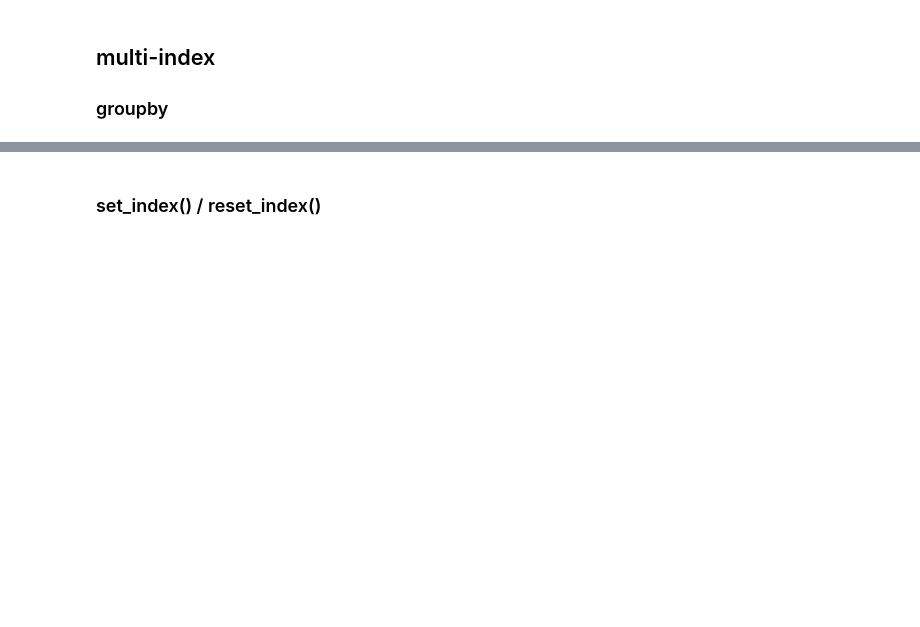
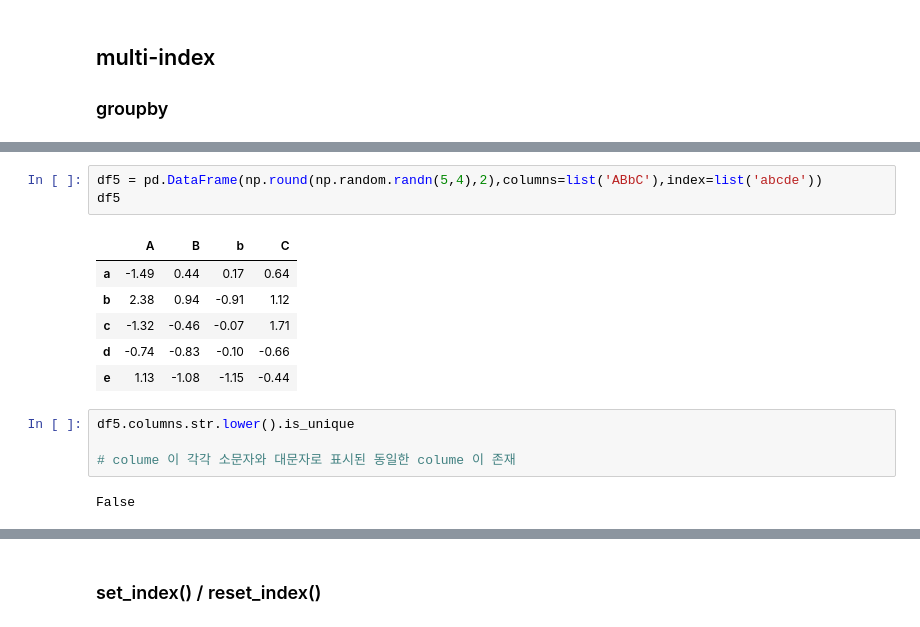
Before and after one commit to smjune/ipynb, a Jupyter notebook: dsschool/dsschool.ipynb, the cells around one changed output, grey strips where cells are left out. Cells and saved outputs as stored; diff of their text form; blank space fills up the shorter version.

```diff
--- a/dsschool/dsschool.ipynb
+++ b/dsschool/dsschool.ipynb
@@ -595,0 +640,16 @@ Name: 서울, dtype: float64
+# %%
+df5 = pd.DataFrame(np.round(np.random.randn(5,4),2),columns=list('ABbC'),index=list('abcde'))
+df5
+# %% [output]
+|  | A | B | b | C |
+| a | -1.49 | 0.44 | 0.17 | 0.64 |
+| b | 2.38 | 0.94 | -0.91 | 1.12 |
+| c | -1.32 | -0.46 | -0.07 | 1.71 |
+| d | -0.74 | -0.83 | -0.10 | -0.66 |
+| e | 1.13 | -1.08 | -1.15 | -0.44 |
+# %%
+df5.columns.str.lower().is_unique
+
+# colume 이 각각 소문자와 대문자로 표시된 동일한 colume 이 존재
+# %% [output]
+False
```
Also changed, not shown: parts of 13 cells of this notebook, 3 other files.
